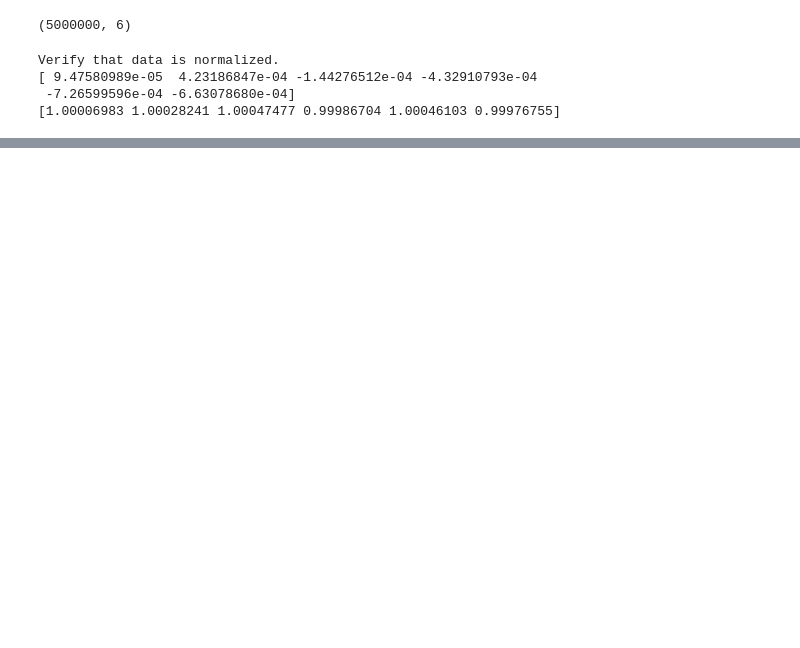
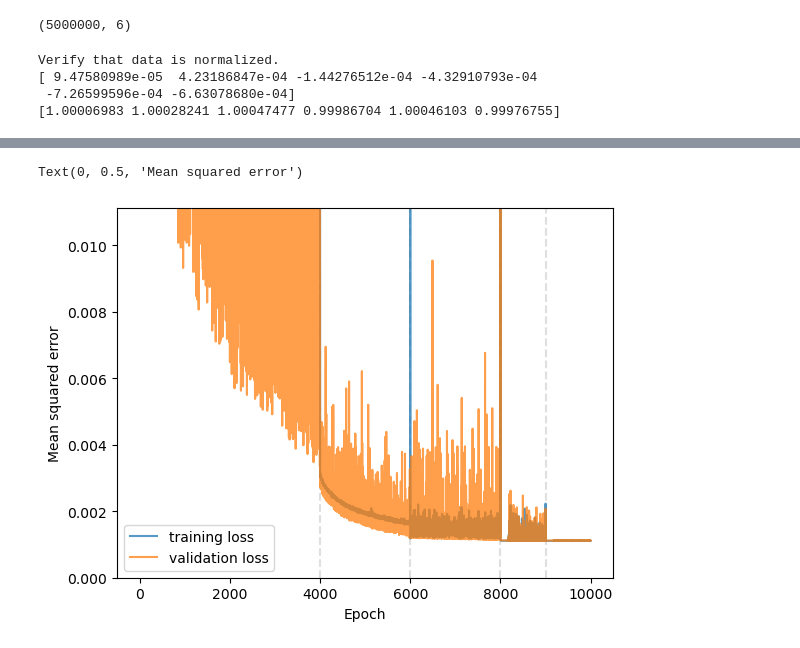
Before and after one commit to friedrichs-repo/MOCCA, a Jupyter notebook: notebooks/train_fco2_model.ipynb, the cells around one changed output, grey strips where cells are left out. Saved outputs shown, nothing was run; the diff lists cells and outputs as text; code cells hidden in the pictures; blank space fills up the shorter version.

```diff
--- a/notebooks/train_fco2_model.ipynb
+++ b/notebooks/train_fco2_model.ipynb
@@ -308 +280,33 @@ tensor([908.6677], device='cuda:0', grad_fn=<EluBackward0>)
+# %%
+batch_size = 5000
+learning_rate = 1e-4
+n_epochs = 2000
+
+train_stats_iteration = train(batch_size, learning_rate, n_epochs)
+train_stats.update({key: train_stats[key] + train_stats_iteration[key]
+                         for key in train_stats})
+# %%
+batch_size = 50_000
+learning_rate = 1e-4
+n_epochs = 2000
+
+train_stats_iteration = train(batch_size, learning_rate, n_epochs)
+train_stats.update({key: train_stats[key] + train_stats_iteration[key]
+                         for key in train_stats})
+# %%
+batch_size = 500_000
+learning_rate = 5e-5
+n_epochs = 1000
+
+train_stats_iteration = train(batch_size, learning_rate, n_epochs)
+train_stats.update({key: train_stats[key] + train_stats_iteration[key]
+                         for key in train_stats})
+# %%
+batch_size = 500_000
+learning_rate = 1e-5
+n_epochs = 1000
+
+train_stats_iteration = train(batch_size, learning_rate, n_epochs)
+train_stats.update({key: train_stats[key] + train_stats_iteration[key]
+                         for key in train_stats})
 # %%
@@ -309,0 +314,14 @@ model.save("64x3_elu_1000epo.pth")
+# %%
+plt.axvline(x=4000, color='gray', alpha=0.25, linestyle='--')
+plt.axvline(x=6000, color='gray', alpha=0.25, linestyle='--')
+plt.axvline(x=8000, color='gray', alpha=0.25, linestyle='--')
+plt.axvline(x=9000, color='gray', alpha=0.25, linestyle='--')
+plt.plot(train_stats["train_loss"], label="training loss", alpha=0.75)
+plt.plot(train_stats["valid_loss"], label="validation loss", alpha=0.75)
+plt.legend()
+plt.ylim([0, train_stats["train_loss"][-1] * 10])
+plt.xlabel("Epoch")
+plt.ylabel("Mean squared error")
+# %% [output]
+Text(0, 0.5, 'Mean squared error')
+[figure, added]
```
Also changed, not shown: parts of 36 cells of this notebook, 1 other file.
